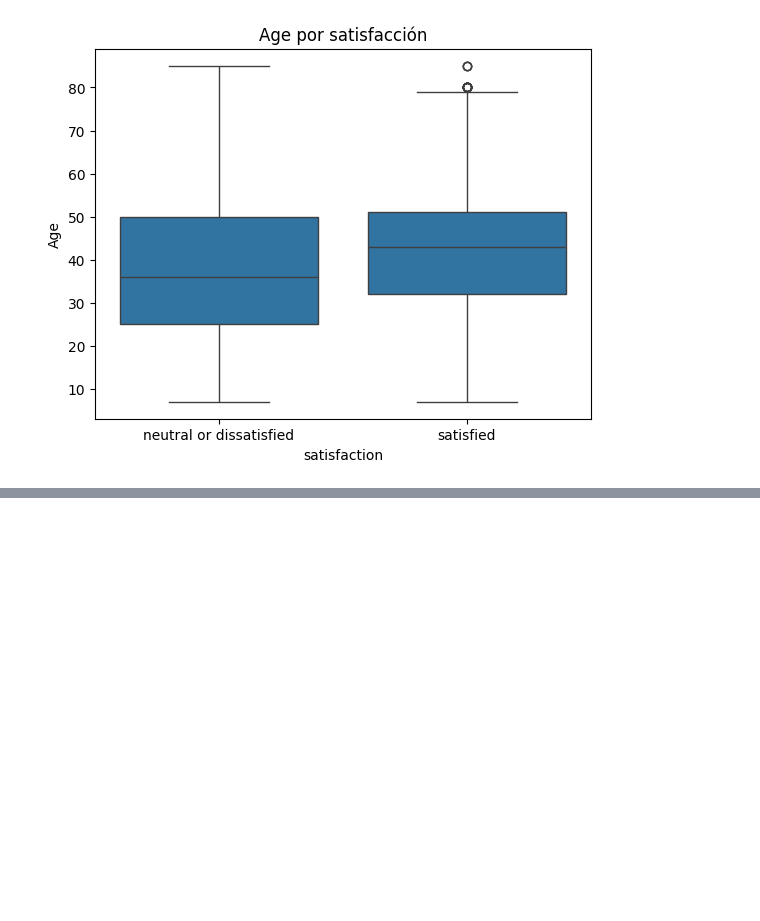
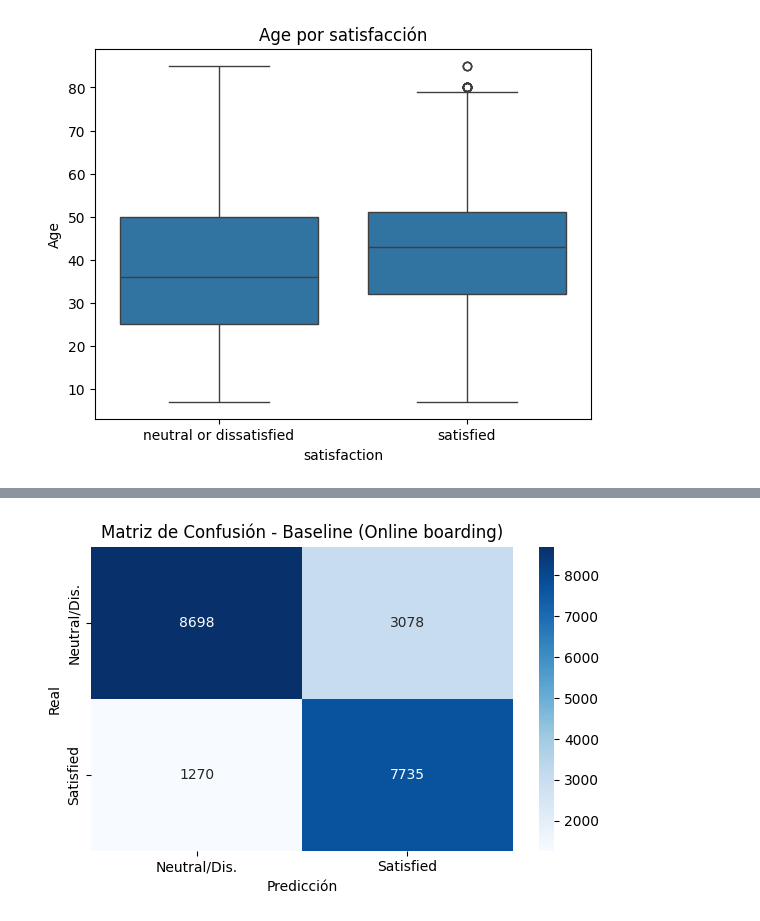
Before and after one commit to PabloSalvagni/tp_final_ml_23co, a Jupyter notebook: tp_amaq1.ipynb, the cells around one changed output, grey strips where cells are left out. Saved outputs shown, nothing was run; the diff lists cells and outputs as text; code cells hidden in the pictures; blank space fills up the shorter version.

Commit message:
Feature baseline, graficos y requirements.txt

```diff
--- a/tp_amaq1.ipynb
+++ b/tp_amaq1.ipynb
@@ -256,0 +331,13 @@ for col in ['Age']:
+# %%
+# 3.4 - Elegir el feature para el modelo baseline
+
+# A partir del análisis de correlación, 'Online boarding' resultó ser
+# la variable numérica más fuertemente asociada con la satisfacción
+# (correlación ≈ 0.50). Por eso la usamos como único predictor
+# en el modelo baseline.
+
+feature_baseline = "Online boarding"
+
+print("Feature elegido para el baseline:", feature_baseline)
+print("Correlación con la variable objetivo:",
+      corrs[feature_baseline])
@@ -256,0 +426,81 @@ for col in ['Age']:
+# %%
+# 3.9 - Gráficos
+
+# Matriz de confusión (heatmap):
+# Hacemos un gráfico tipo heatmap para visualizar mejor
+# los aciertos y errores del modelo baseline.
+
+import matplotlib.pyplot as plt
+import seaborn as sns
+
+plt.figure(figsize=(6,4))
+
+sns.heatmap(
+    cm,                                  # matriz calculada antes
+    annot=True,                          # muestra los números dentro del cuadro
+    fmt="d",                             # formato entero
+    cmap="Blues",                        # paleta de colores
+    xticklabels=["Neutral/Dis.", "Satisfied"],   # etiquetas para la clase predicha
+    yticklabels=["Neutral/Dis.", "Satisfied"]    # etiquetas para la clase real
+)
+
+plt.title(f"Matriz de Confusión - Baseline ({feature_baseline})")
+plt.xlabel("Predicción")
+plt.ylabel("Real")
+plt.tight_layout()
+plt.show()
+
+#Distribución del feature Online boarding
+
+# Este gráfico ayuda a visualizar cómo se distribuyen los valores
+# del feature elegido para el baseline.
+# Si la variable está fuertemente segmentada, puede explicar
+# por qué funciona bien como predictor simple.
+
+plt.figure(figsize=(7,4))
+sns.countplot(data=df, x=feature_baseline, hue=feature_baseline, palette="Blues", legend=False)
+
+plt.title(f"Distribución de '{feature_baseline}'")
+plt.xlabel(feature_baseline)
+plt.ylabel("Cantidad de pasajeros")
+plt.tight_layout()
+plt.show()
+
+
+# Curva ROC y AUC del modelo baseline
+
+# La curva ROC muestra la relación entre el TPR (recall positivo)
+# y el FPR (falsos positivos) para diferentes umbrales.
+# El AUC mide el área bajo esa curva:
+#   - 0.5 ~ aleatorio
+#   - 1.0 ~ perfecto
+# Este valor nos sirve como referencia mínima para comparar modelos posteriores.
+
+from sklearn.metrics import roc_curve, auc
+
+# Para generar la curva ROC necesitamos probabilidades, no clases.
+y_proba = baseline_clf.predict_proba(X_test)[:, 1]
+
+# FPR = False Positive Rate
+# TPR = True Positive Rate
+fpr, tpr, thresholds = roc_curve(y_test, y_proba)
+
+roc_auc = auc(fpr, tpr)
+
+# Gráfico
+plt.figure(figsize=(7,5))
+plt.plot(fpr, tpr, color="blue", lw=2,
+         label=f"ROC curve (AUC = {roc_auc:.3f})")
+
+# Línea diagonal (modelo aleatorio)
+plt.plot([0,1], [0,1], color="gray", ls="--", label="Aleatorio")
+
+plt.xlabel("Tasa de Falsos Positivos (FPR)")
+plt.ylabel("Tasa de Verdaderos Positivos (TPR)")
+plt.title(f"Curva ROC - Baseline con '{feature_baseline}'")
+plt.legend(loc="lower right")
+plt.grid(alpha=0.3)
+plt.tight_layout()
+plt.show()
+# %% [output]
+[figure, added]
```
Also changed, not shown: parts of 7 cells of this notebook, 1 other file.
